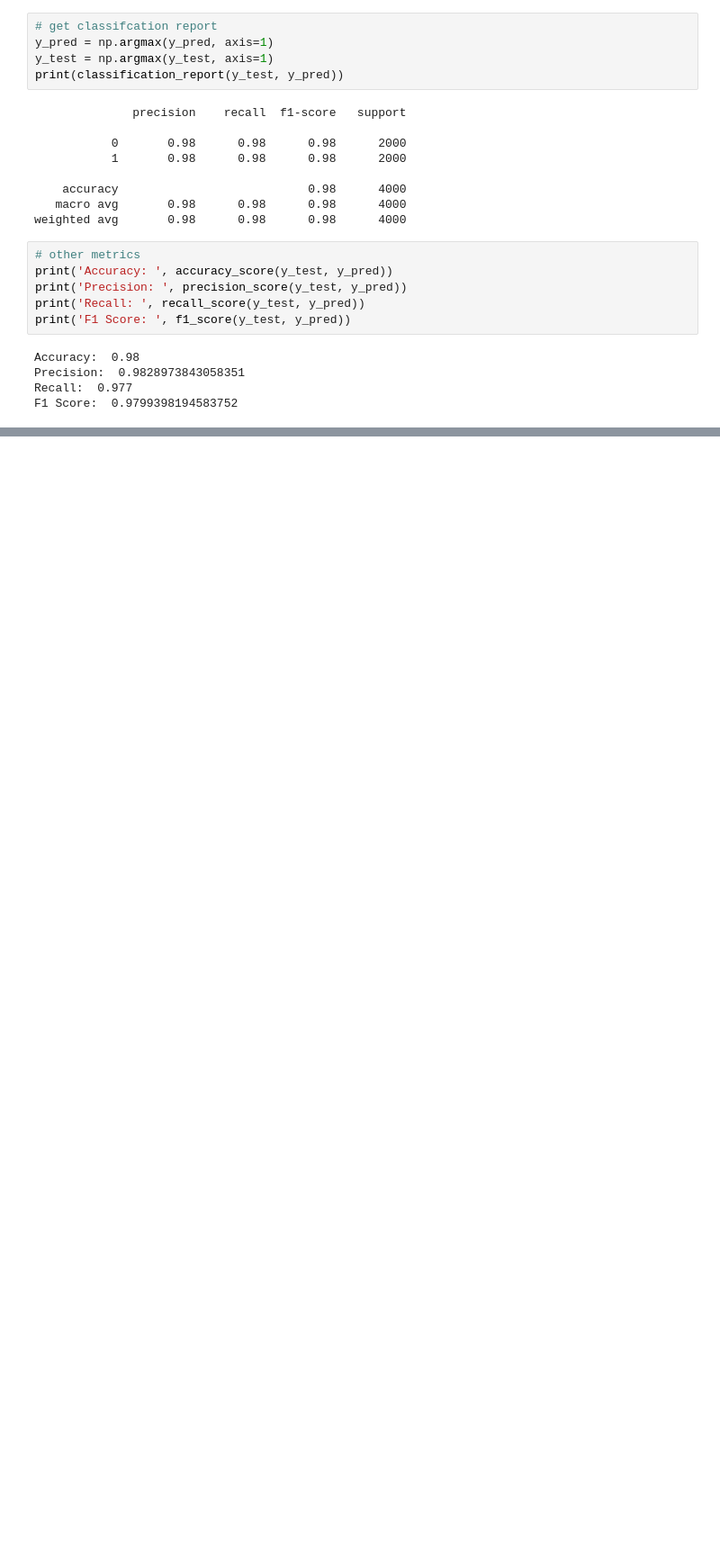
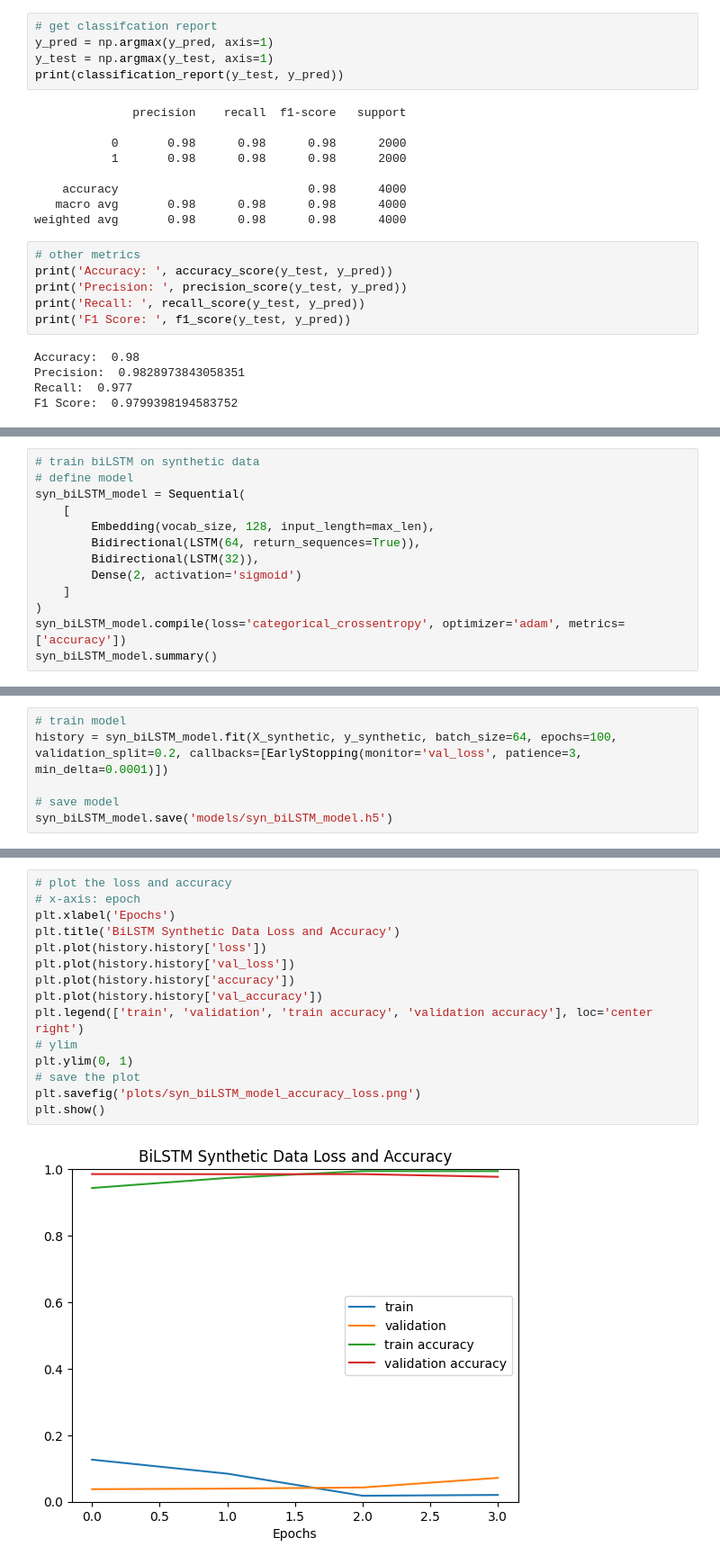
Before and after one commit to michellejieli/Whoop, a Jupyter notebook: lstm.ipynb, the cells around one changed output, grey strips where cells are left out. Shown: that part at 90% size. Cells and saved outputs as stored; diff of their text form; blank space fills up the shorter version.

```diff
--- a/lstm.ipynb
+++ b/lstm.ipynb
@@ -251,0 +302,13 @@ F1 Score:  0.9799398194583752
+# %%
+# train biLSTM on synthetic data
+# define model
+syn_biLSTM_model = Sequential(
+    [
+        Embedding(vocab_size, 128, input_length=max_len),
+        Bidirectional(LSTM(64, return_sequences=True)),
+        Bidirectional(LSTM(32)),
+        Dense(2, activation='sigmoid')
+    ]
+)
+syn_biLSTM_model.compile(loss='categorical_crossentropy', optimizer='adam', metrics=['accuracy'])
+syn_biLSTM_model.summary()
@@ -251,0 +335,6 @@ F1 Score:  0.9799398194583752
+# %%
+# train model
+history = syn_biLSTM_model.fit(X_synthetic, y_synthetic, batch_size=64, epochs=100, validation_split=0.2, callbacks=[EarlyStopping(monitor='val_loss', patience=3, min_delta=0.0001)])
+
+# save model
+syn_biLSTM_model.save('models/syn_biLSTM_model.h5')
@@ -251,0 +350,17 @@ F1 Score:  0.9799398194583752
+# %%
+# plot the loss and accuracy
+# x-axis: epoch
+plt.xlabel('Epochs')
+plt.title('BiLSTM Synthetic Data Loss and Accuracy')
+plt.plot(history.history['loss'])
+plt.plot(history.history['val_loss'])
+plt.plot(history.history['accuracy'])
+plt.plot(history.history['val_accuracy'])
+plt.legend(['train', 'validation', 'train accuracy', 'validation accuracy'], loc='center right')
+# ylim
+plt.ylim(0, 1)
+# save the plot
+plt.savefig('plots/syn_biLSTM_model_accuracy_loss.png')
+plt.show()
+# %% [output]
+[figure, added]
```
Also changed, not shown: parts of 11 cells of this notebook, 14 other files.
